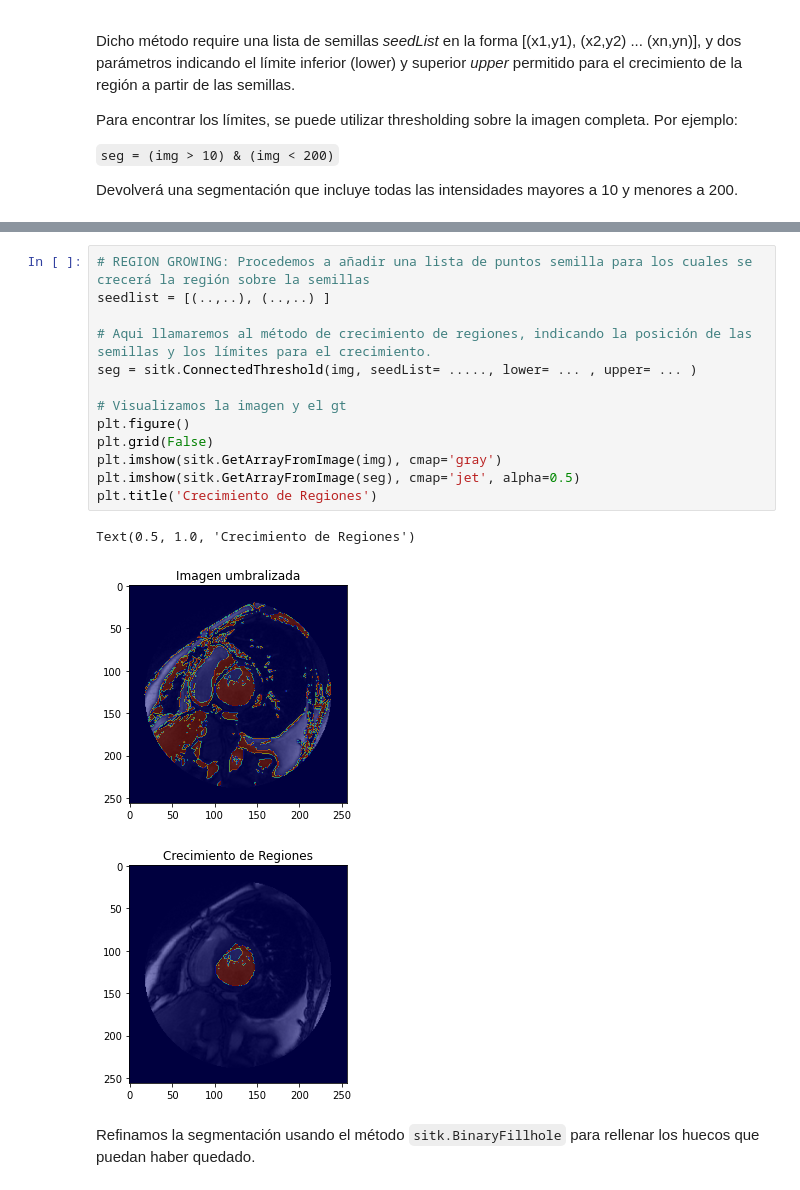
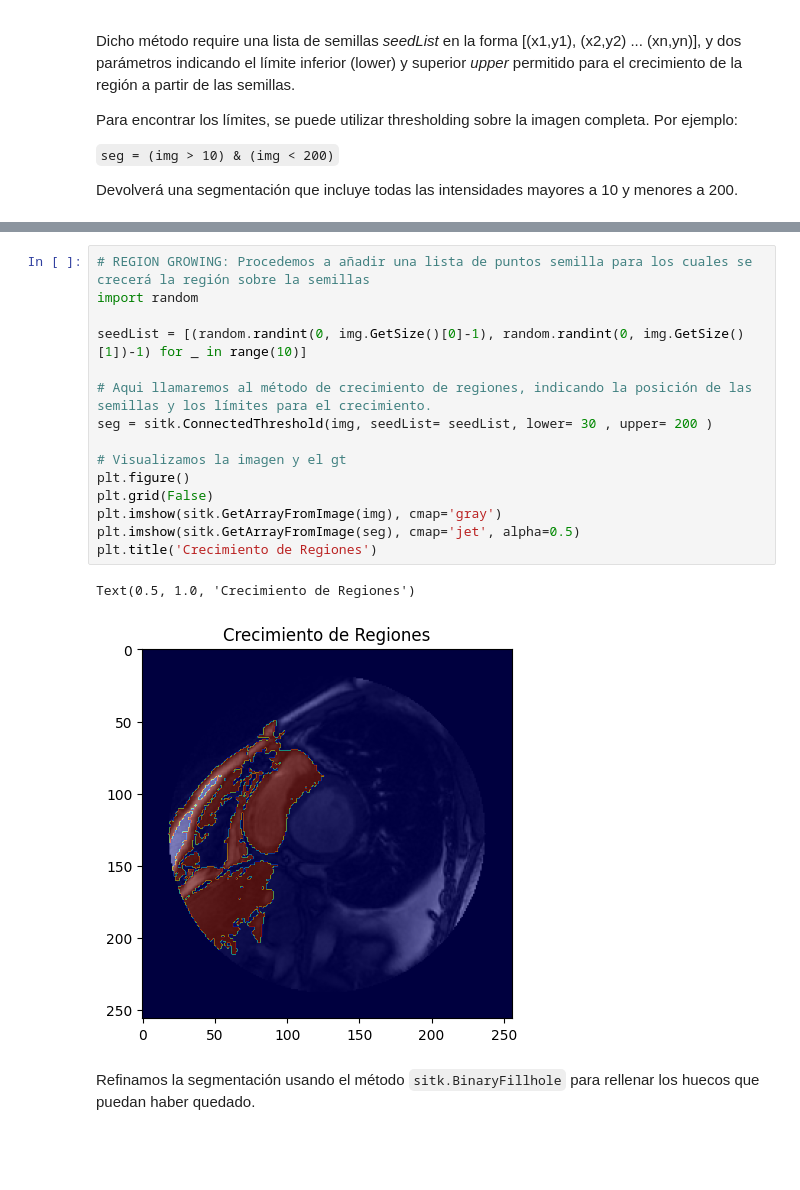
Before and after one commit to machulsky61/Deep-Learning, a Jupyter notebook: Notebooks/4 Segmentación de Imágenes.ipynb, the cells around one changed output, grey strips where cells are left out. Cells and saved outputs as stored; diff of their text form; blank space fills up the shorter version.

```diff
--- a/Notebooks/4 Segmentación de Imágenes.ipynb
+++ b/Notebooks/4 Segmentación de Imágenes.ipynb
@@ -150,20 +157,21 @@ plt.title('Imagen umbralizada')
 # %%
 # REGION GROWING: Procedemos a añadir una lista de puntos semilla para los cuales se crecerá la región sobre la semillas
-seedlist = [(..,..), (..,..) ]
+import random
+
+seedList = [(random.randint(0, img.GetSize()[0]-1), random.randint(0, img.GetSize()[1])-1) for _ in range(10)]
 
 # Aqui llamaremos al método de crecimiento de regiones, indicando la posición de las semillas y los límites para el crecimiento.
-seg = sitk.ConnectedThreshold(img, seedList= ....., lower= ... , upper= ... )
+seg = sitk.ConnectedThreshold(img, seedList= seedList, lower= 30 , upper= 200 )
 
 # Visualizamos la imagen y el gt
 plt.figure()
 plt.grid(False)
 plt.imshow(sitk.GetArrayFromImage(img), cmap='gray')
 plt.imshow(sitk.GetArrayFromImage(seg), cmap='jet', alpha=0.5)
 plt.title('Crecimiento de Regiones')
 # %% [output]
 Text(0.5, 1.0, 'Crecimiento de Regiones')
-[figure, old version]
+[figure, new version]
-[figure, removed]
 # %% [markdown]
 Refinamos la segmentación usando el método `sitk.BinaryFillhole` para rellenar los huecos que puedan haber quedado.
 # %%
```
Also changed, not shown: parts of 26 cells of this notebook.
